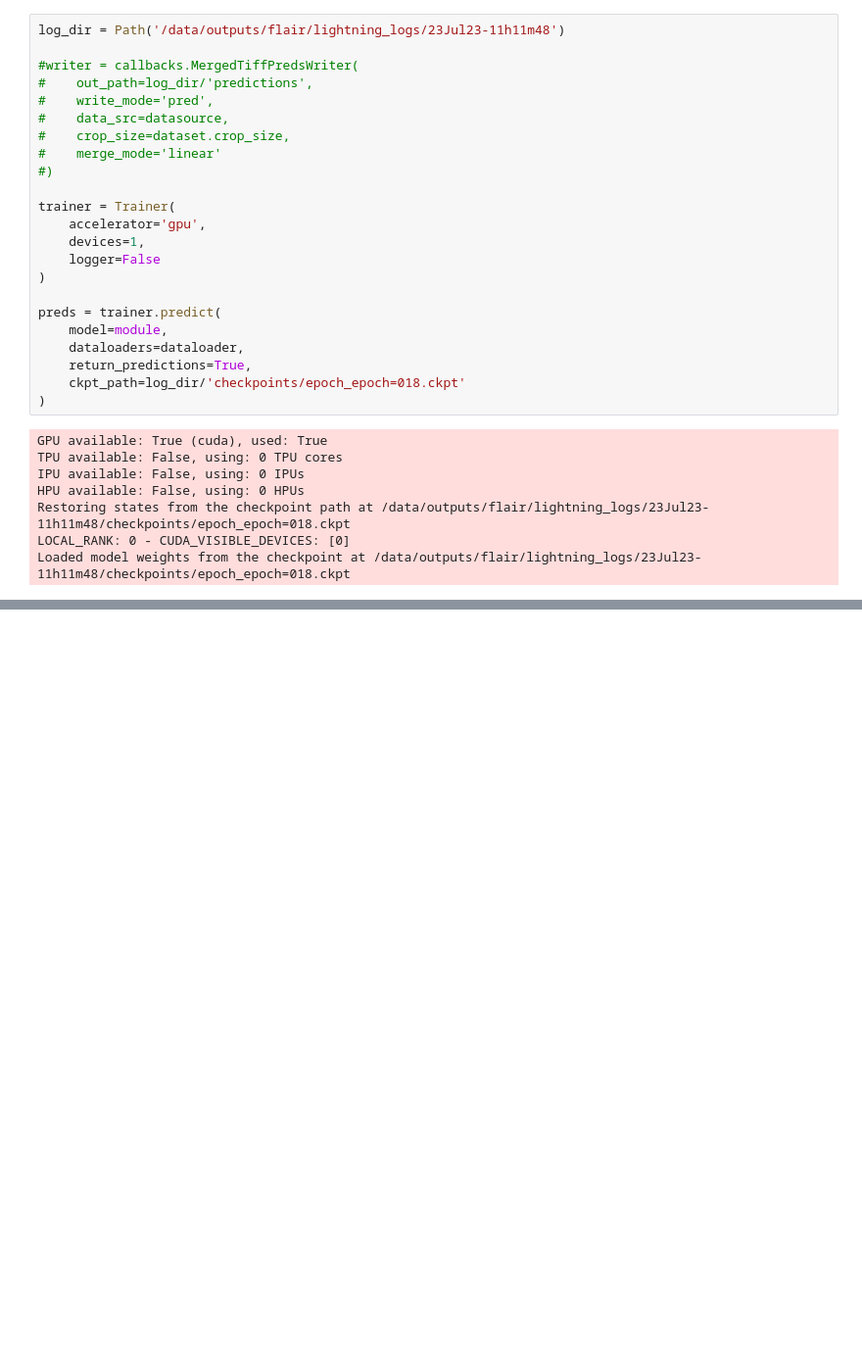
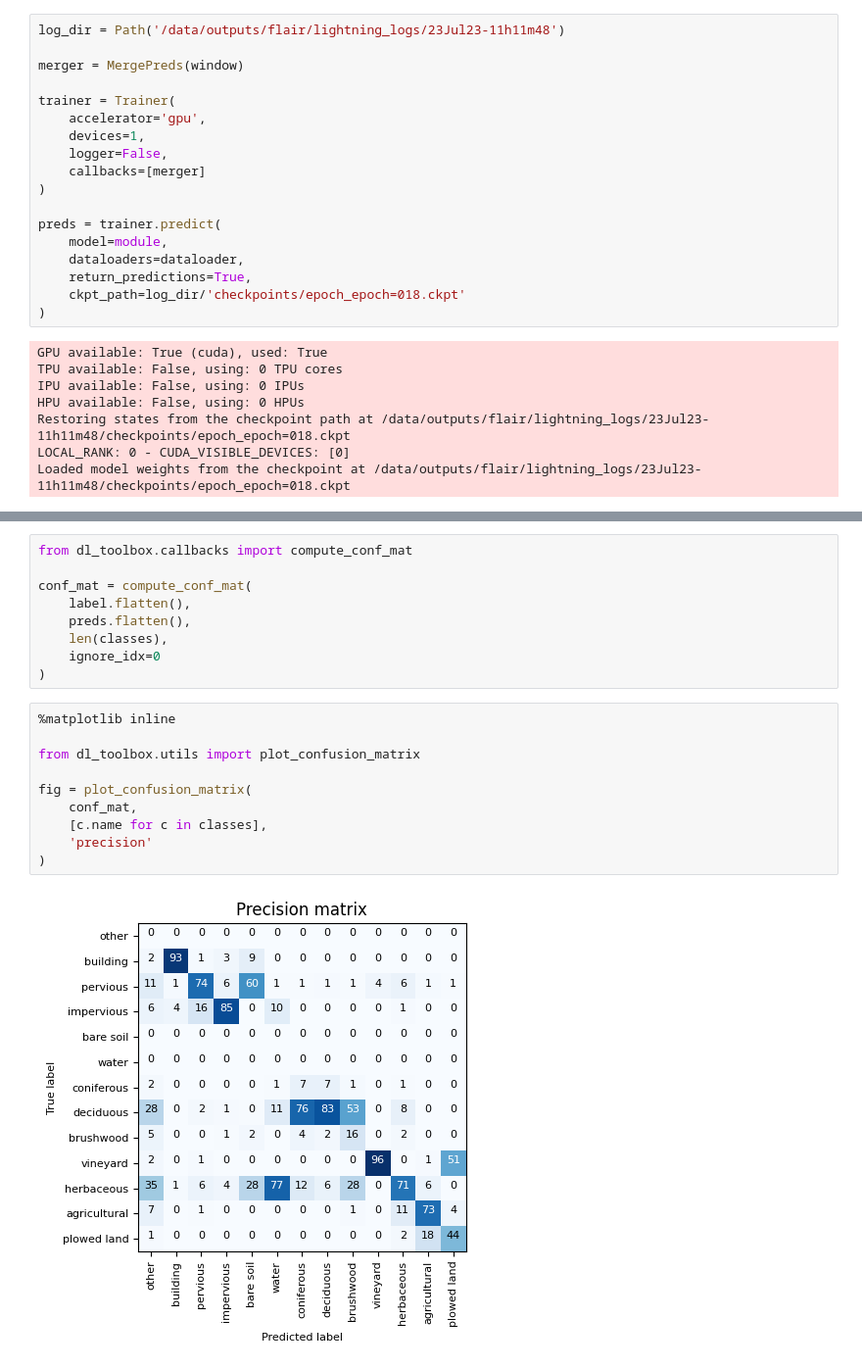
Before and after one commit to psFournier/dl_toolbox, a Jupyter notebook: dl_toolbox/eval/eval_flair.ipynb, the cells around one changed output, grey strips where cells are left out. Shown at 98% size. Drawn from its saved outputs; the diff is of its cells as text; blank space fills up the shorter version.

```diff
--- a/dl_toolbox/eval/eval_flair.ipynb
+++ b/dl_toolbox/eval/eval_flair.ipynb
@@ -55,18 +57,13 @@ module = modules.Multilabel(
 # %%
 log_dir = Path('/data/outputs/flair/lightning_logs/23Jul23-11h11m48')
 
-#writer = callbacks.MergedTiffPredsWriter(
-#    out_path=log_dir/'predictions',
-#    write_mode='pred',
-#    data_src=datasource,
-#    crop_size=dataset.crop_size,
-#    merge_mode='linear'
-#)
+merger = MergePreds(window)
 
 trainer = Trainer(
     accelerator='gpu',
     devices=1,
-    logger=False
+    logger=False,
+    callbacks=[merger]
 )
 
 preds = trainer.predict(
@@ -185,2 +109,23 @@ conf_mat = callbacks.compute_conf_mat(
+# %%
+from dl_toolbox.callbacks import compute_conf_mat
+
+conf_mat = compute_conf_mat(
+    label.flatten(),
+    preds.flatten(),
+    len(classes),
+    ignore_idx=0
+)
+# %%
+%matplotlib inline
+
+from dl_toolbox.utils import plot_confusion_matrix
+
+fig = plot_confusion_matrix(
+    conf_mat,
+    [c.name for c in classes],
+    'precision'
+)
+# %% [output]
+[figure, added]
 # %%
 %matplotlib inline
```
Also changed, not shown: parts of 9 cells of this notebook, 6 other files.
